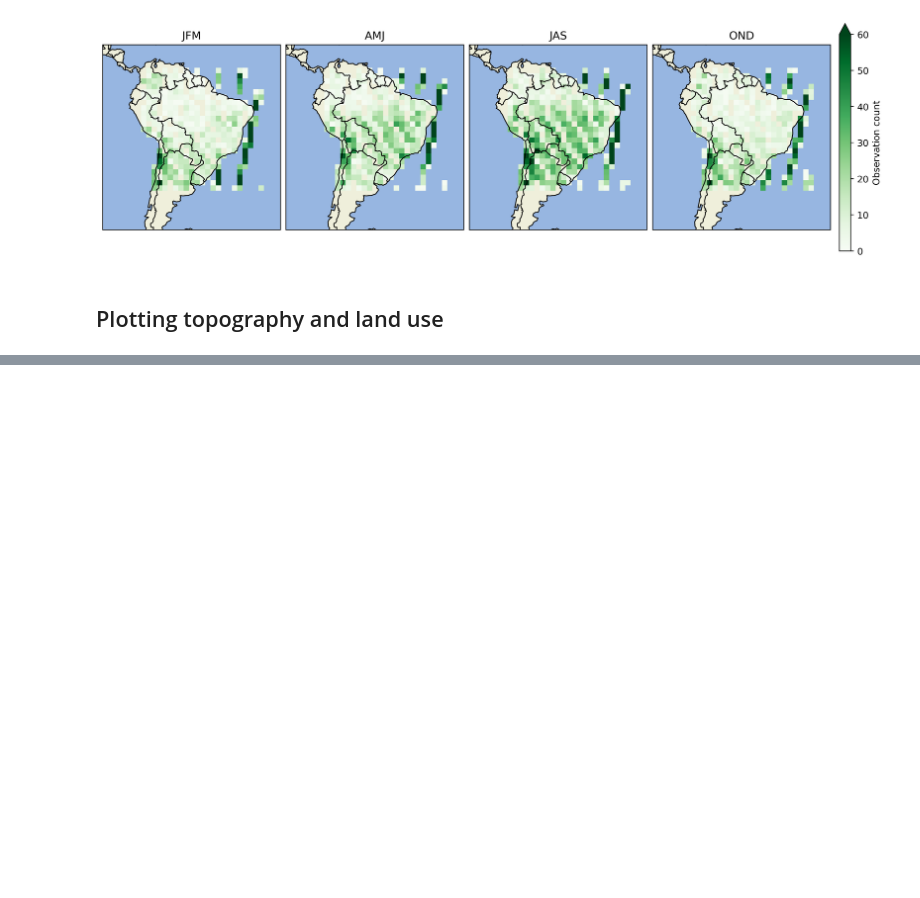
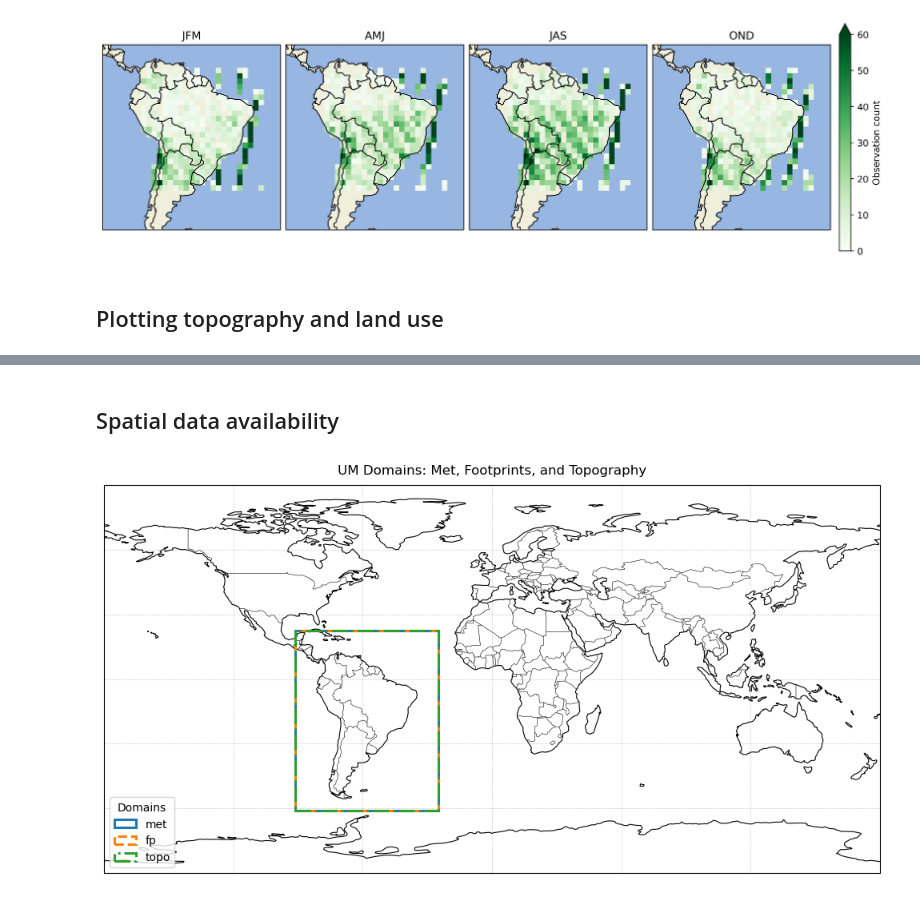
Before and after one commit to GATES-Lab/GATES_LPDM_emulator, a Jupyter notebook: vis/characterisation.ipynb, the cells around one changed output, grey strips where cells are left out. Drawn from its saved outputs; the diff is of its cells as text; code cells hidden in the pictures; blank space fills up the shorter version.

Commit message:
Move spatial bound plots to main vis notebook

```diff
--- a/vis/characterisation.ipynb
+++ b/vis/characterisation.ipynb
@@ -144,3 +150,22 @@ Attributes:
     source:       Data from Met Office Unified Model
     um_version:   8.3
     Conventions:  CF-1.7
+# %% [markdown]
+## Spatial data availability
+# %%
+# Plot all three series' with distinct styles
+fig, ax = plot_multiple_data_series(
+    data,
+    show=("met", "fp", "topo"),
+    colours={"met":"tab:blue", "fp":"tab:orange", "topo":"tab:green"},
+    linestyles={"met":"-", "fp":"--", "topo":"-."},
+    linewidths={"met":2.2, "fp":2.2, "topo":2.2},
+    facealpha=0.0,                 # set to, e.g., 0.15 if you want light fills
+    projection="PlateCarree",
+    wrap_center=0,
+    zoom_to_union=False,
+    title="UM Domains: Met, Footprints, and Topography"
+)
+plt.show()
+# %% [output]
+[figure, added]
```
Also changed, not shown: parts of 7 cells of this notebook, 2 other files.
